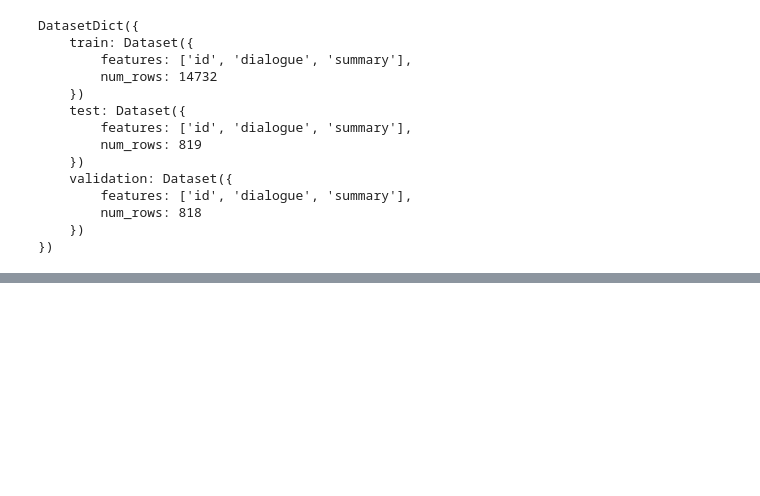
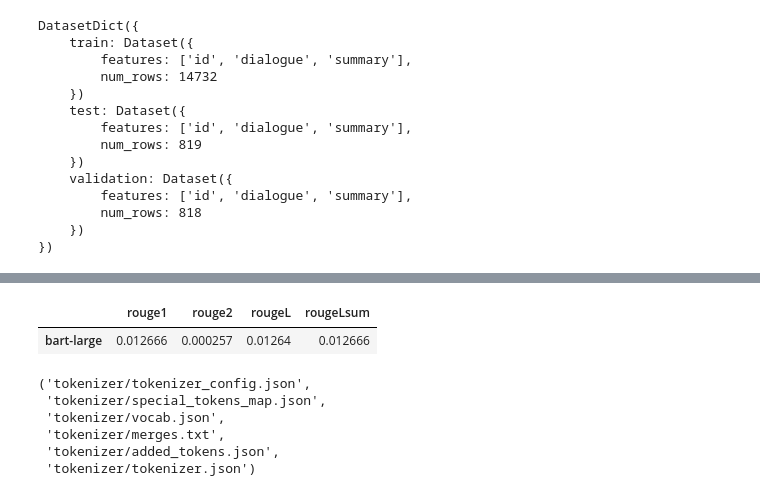
Before and after one commit to abdulghaffaransari/SummarizerPro-With-HuggingFace, a Jupyter notebook: Source.ipynb, the cells around one changed output, grey strips where cells are left out. Drawn from its saved outputs; the diff is of its cells as text; code cells hidden in the pictures; blank space fills up the shorter version.

```diff
--- a/Source.ipynb
+++ b/Source.ipynb
@@ -126,0 +231,16 @@ DatasetDict({
+# %%
+from transformers import TrainingArguments, Trainer
+
+trainer_args = TrainingArguments(
+    output_dir='bart-large-samsum', num_train_epochs=1, warmup_steps=500,
+    per_device_train_batch_size=1, per_device_eval_batch_size=1,
+    weight_decay=0.01, logging_steps=10,
+    evaluation_strategy='steps', eval_steps=500, save_steps=1e6,
+    gradient_accumulation_steps=16
+)
+# %%
+
+trainer = Trainer(model=model, args=trainer_args,
+                  tokenizer=tokenizer, data_collator=seq2seq_data_collator,
+                  train_dataset=dataset_samsum_pt["train"],
+                  eval_dataset=dataset_samsum_pt["validation"])
@@ -126,0 +282,2 @@ DatasetDict({
+# %%
+trainer.train()
@@ -126,0 +333,14 @@ DatasetDict({
+# %%
+rouge_names = ["rouge1", "rouge2", "rougeL", "rougeLsum"]
+rouge_metric = load('rouge')
+# %%
+score = calculate_metric_on_test_ds(
+    dataset_samsum['test'], rouge_metric, trainer.model, tokenizer, batch_size = 2, column_text = 'dialogue', column_summary= 'summary'
+)
+
+
+rouge_dict = dict((rn, score[rn]) for rn in rouge_names)
+pd.DataFrame(rouge_dict, index=[f'bart-large'])
+# %% [output]
+|  | rouge1 | rouge2 | rougeL | rougeLsum |
+| bart-large | 0.012666 | 0.000257 | 0.01264 | 0.012666 |
@@ -126,0 +350,10 @@ DatasetDict({
+# %%
+## Save tokenizer
+tokenizer.save_pretrained("tokenizer")
+# %% [output]
+('tokenizer/tokenizer_config.json',
+ 'tokenizer/special_tokens_map.json',
+ 'tokenizer/vocab.json',
+ 'tokenizer/merges.txt',
+ 'tokenizer/added_tokens.json',
+ 'tokenizer/tokenizer.json')
```
Also changed, not shown: parts of 22 cells of this notebook.
